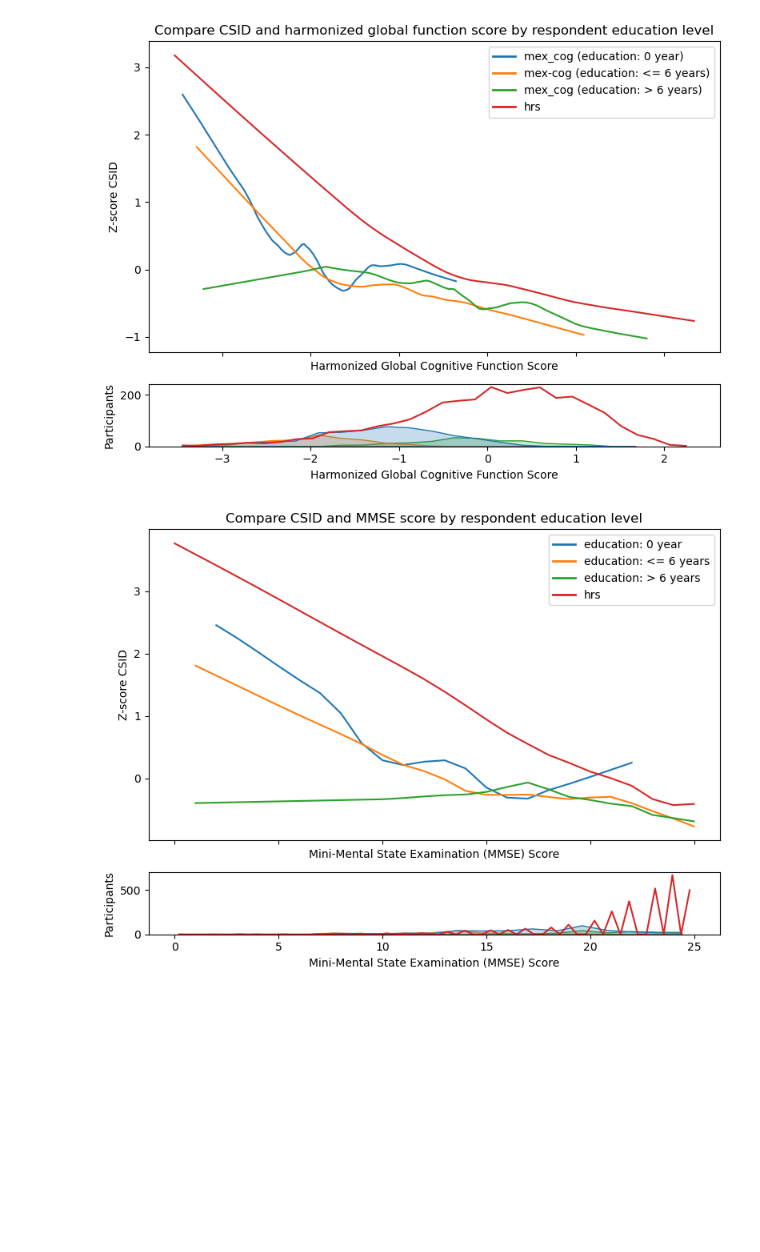
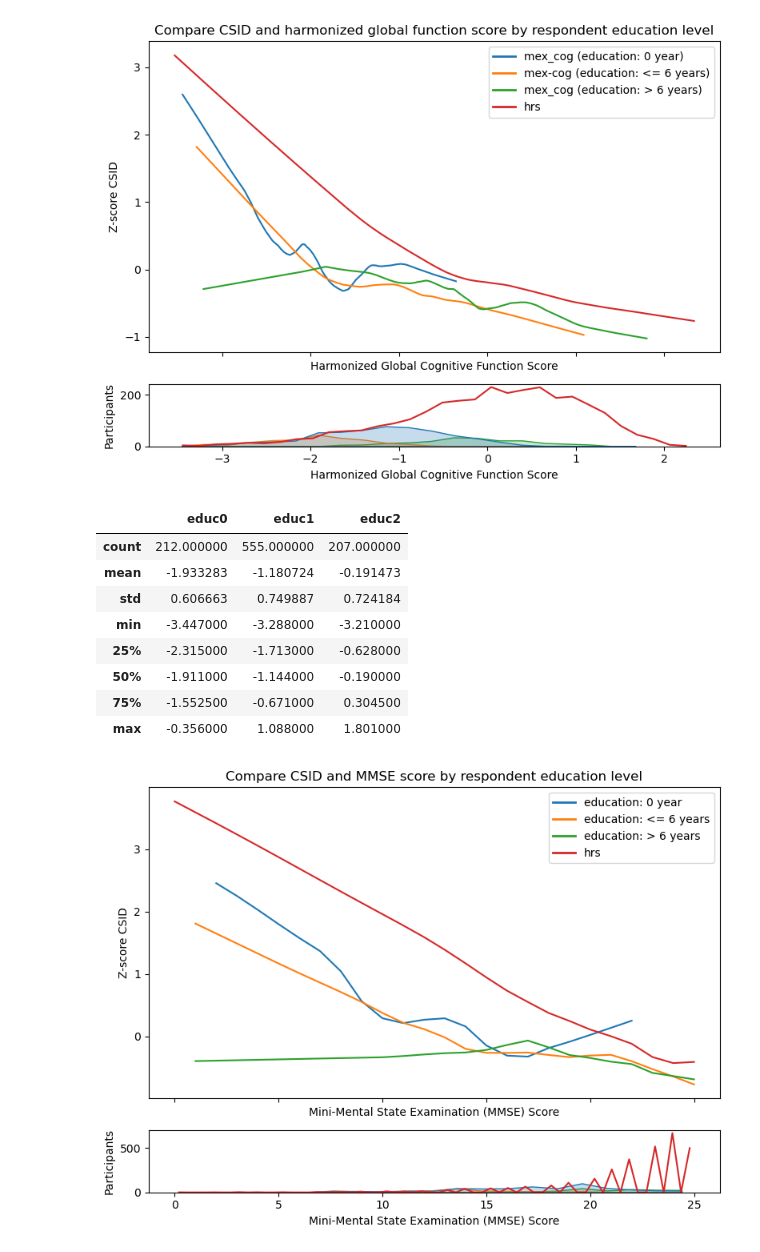
Before and after one commit to NovakHChen/HCAP, a Jupyter notebook: mexcog_summary.ipynb, the cells around one changed output. Saved outputs shown, nothing was run; the diff lists cells and outputs as text; code cells hidden in the pictures; blank space fills up the shorter version.

```diff
--- a/mexcog_summary.ipynb
+++ b/mexcog_summary.ipynb
@@ -91,6 +91,22 @@ plt.tight_layout()
 plt.show()
 # %% [output]
 [figure]
+# %%
+mex_cog_fgcp = pd.DataFrame()
+mex_cog_fgcp['educ0'] = mex_cog_educ0['fgcp'].describe()
+mex_cog_fgcp['educ1'] = mex_cog_educ1['fgcp'].describe()
+mex_cog_fgcp['educ2'] = mex_cog_educ2['fgcp'].describe()
+mex_cog_fgcp
+# %% [output]
+|  | educ0 | educ1 | educ2 |
+| count | 212.000000 | 555.000000 | 207.000000 |
+| mean | -1.933283 | -1.180724 | -0.191473 |
+| std | 0.606663 | 0.749887 | 0.724184 |
+| min | -3.447000 | -3.288000 | -3.210000 |
+| 25% | -2.315000 | -1.713000 | -0.628000 |
+| 50% | -1.911000 | -1.144000 | -0.190000 |
+| 75% | -1.552500 | -0.671000 | 0.304500 |
+| max | -0.356000 | 1.088000 | 1.801000 |
 # %%
 # Get the default seaborn color palette that is used in the histogram
 palette = sns.color_palette('tab10', 4)
```
